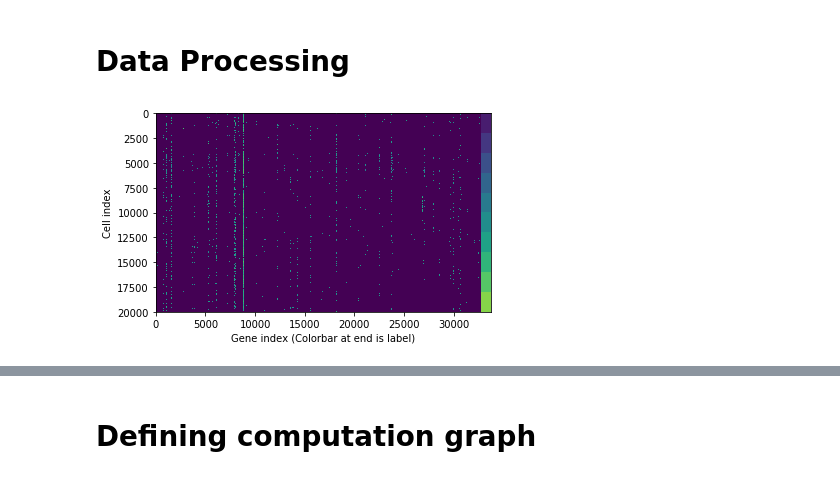
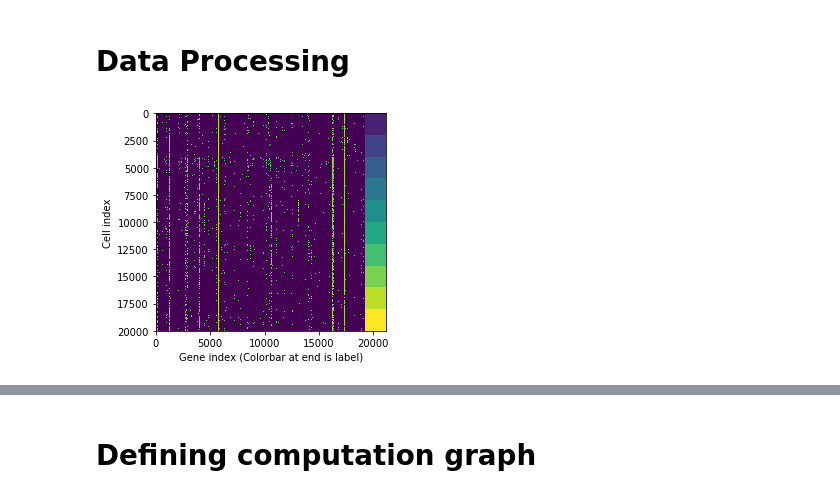
Before and after one commit to akshayyeluri/cellClassifier, a Jupyter notebook: testing_architectures.ipynb, the cells around one changed output, grey strips where cells are left out. Cells and saved outputs as stored; diff of their text form; code cells hidden in the pictures.

```diff
--- a/testing_architectures.ipynb
+++ b/testing_architectures.ipynb
@@ -25,10 +29,18 @@ f = h5py.File("data.mat")
 data, labels = np.array(f['data']), np.array(f['labels'])
 
 f.close()
+# %%
+# Get rid of zero columns
+colInds = np.sum(data, axis=0) != 0.0
+data = data[:, colInds]
+# %%
+# Normalize
+data = np.log1p(data)
 # %%
 # Visualize data with labels
-plt.imshow(np.hstack((data, np.repeat(labels, 1000, axis=1))))
+labels_scaled = labels * (data.max() - data.min()) / labels.max() - data.min()
+plt.imshow(np.hstack((data, np.repeat(labels_scaled, data.shape[1] //  10, axis=1))))
 plt.xlabel("Gene index (Colorbar at end is label)")
 plt.ylabel("Cell index");
 # %% [output]
-[figure, old version]
+[figure, new version]
```
Also changed, not shown: parts of 23 cells of this notebook.
